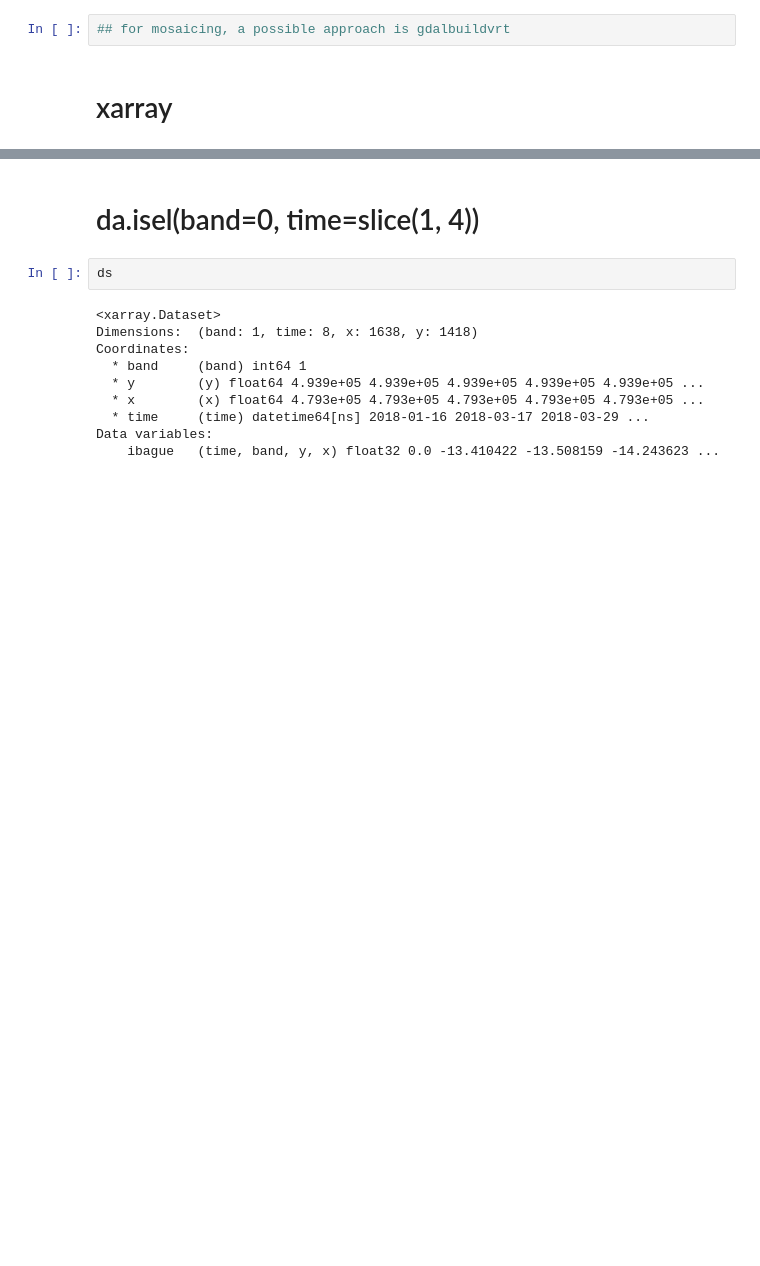
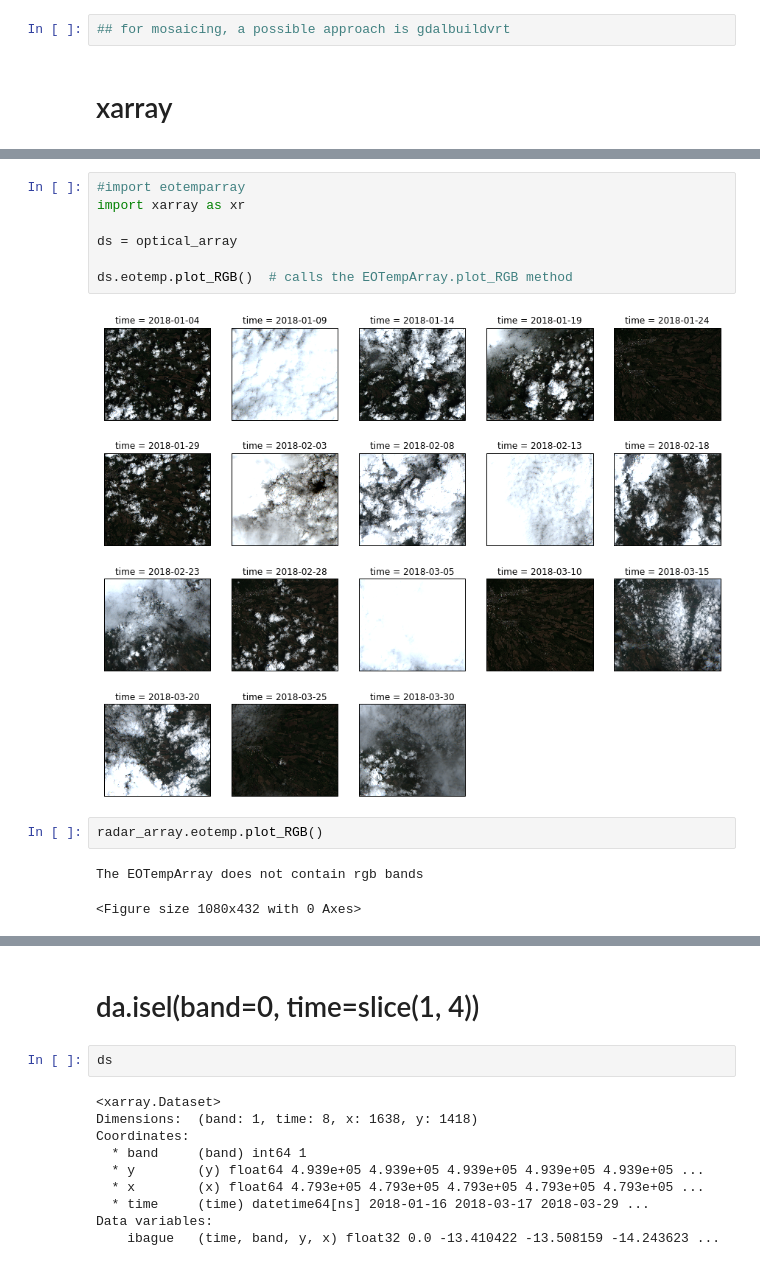
Before and after one commit to alexsalr/ciat_monitor_crops, a Jupyter notebook: Load&Analysis_test.ipynb, the cells around one changed output, grey strips where cells are left out. Saved outputs shown, nothing was run; the diff lists cells and outputs as text; blank space fills up the shorter version.

```diff
--- a/Load&Analysis_test.ipynb
+++ b/Load&Analysis_test.ipynb
@@ -404,0 +352,14 @@ radar.getTempData('VV')
+# %%
+#import eotemparray
+import xarray as xr
+
+ds = optical_array
+
+ds.eotemp.plot_RGB()  # calls the EOTempArray.plot_RGB method
+# %% [output]
+[figure, added]
+# %%
+radar_array.eotemp.plot_RGB()
+# %% [output]
+The EOTempArray does not contain rgb bands
+<Figure size 1080x432 with 0 Axes>
```
Also changed, not shown: parts of 24 cells of this notebook, 3 other files.
